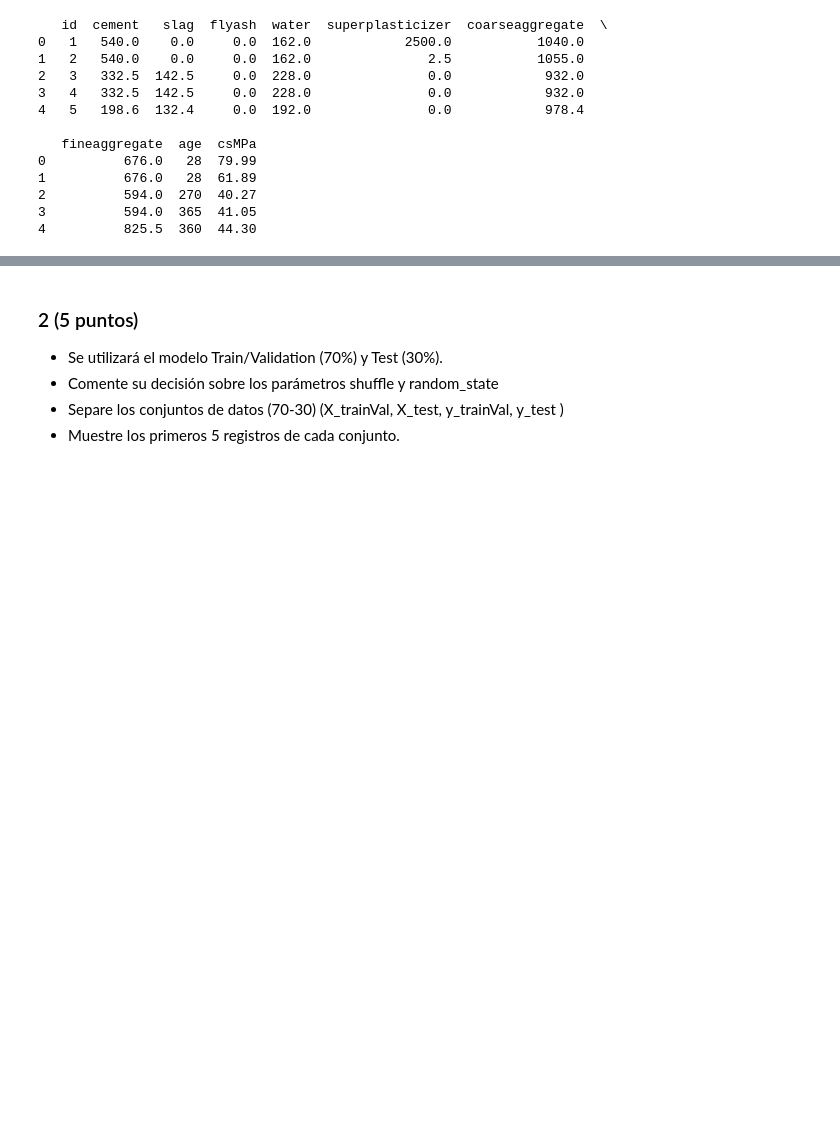
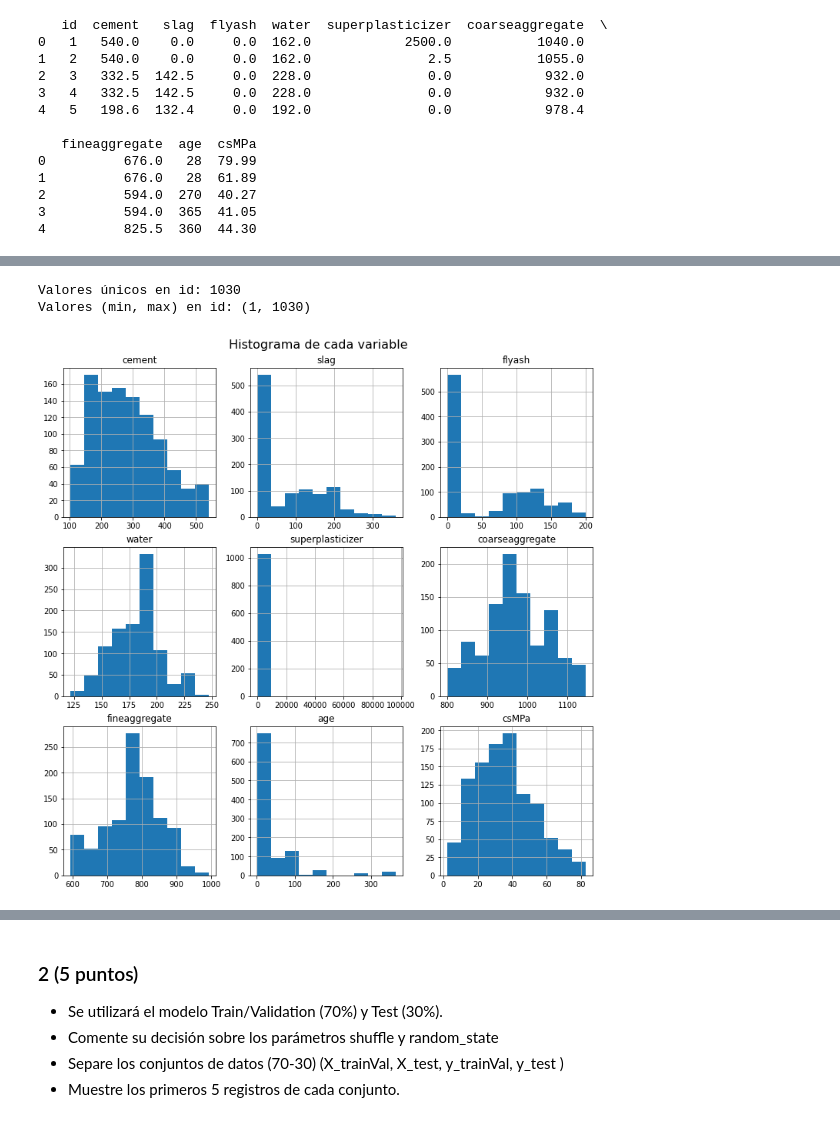
Before and after one commit to GabrielVargasR/University-Artificial-Intelligence, a Jupyter notebook: TC3 - Regression and Feature Engineering/2021-2-Trabajo Practico_03.ipynb, the cells around one changed output, grey strips where cells are left out. Cells and saved outputs as stored; diff of their text form; code cells hidden in the pictures; blank space fills up the shorter version.

```diff
--- a/TC3 - Regression and Feature Engineering/2021-2-Trabajo Practico_03.ipynb
+++ b/TC3 - Regression and Feature Engineering/2021-2-Trabajo Practico_03.ipynb
@@ -75,0 +117,18 @@ print(data.head(5), end = '\n\n') # shows first 5 registers
+# %%
+# no se grafica id pues se sabe que todos los valores son únicos y seguidos
+print(f'Valores únicos en id: {data["id"].nunique()}')
+print(f'Valores (min, max) en id: ({data["id"].min()}, {data["id"].max()})')
+
+fig, axs = plt.subplots(3, 3, constrained_layout=True, figsize=(10,10))
+fig.suptitle('Histograma de cada variable', fontsize=16)
+d = 1
+for i in range(3):
+    for j in range(3):
+        axs[i,j].set_title(data.columns[d])
+        data.iloc[:, d].hist(ax=axs[i,j])
+        d += 1
+plt.show()
+# %% [output]
+Valores únicos en id: 1030
+Valores (min, max) en id: (1, 1030)
+[figure, added]
```
Also changed, not shown: parts of 11 cells of this notebook.
